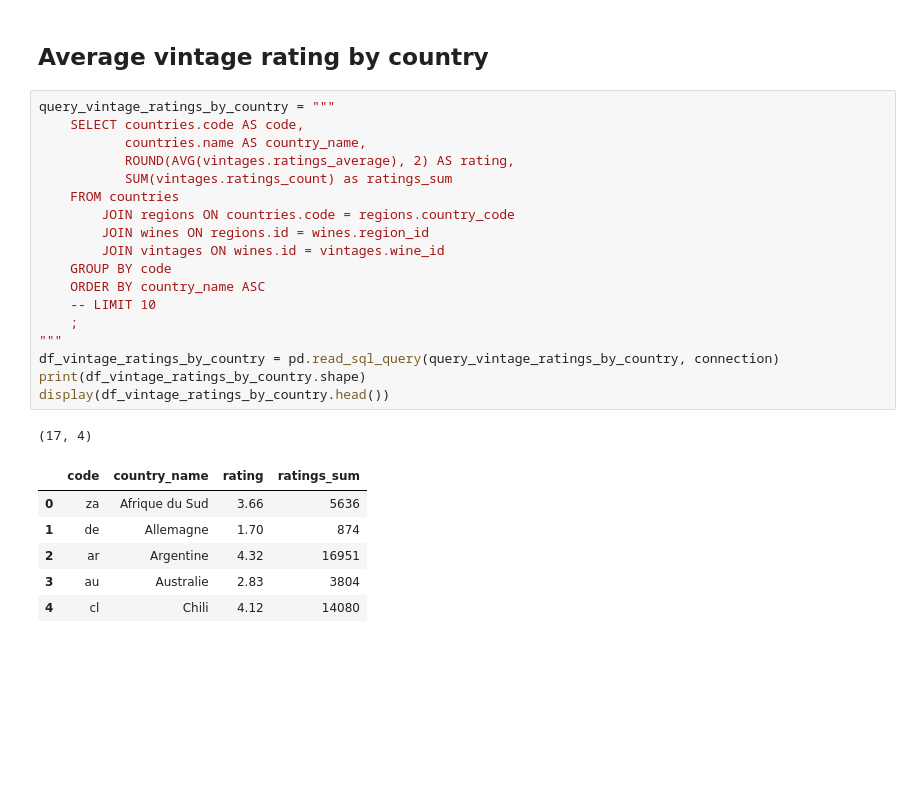
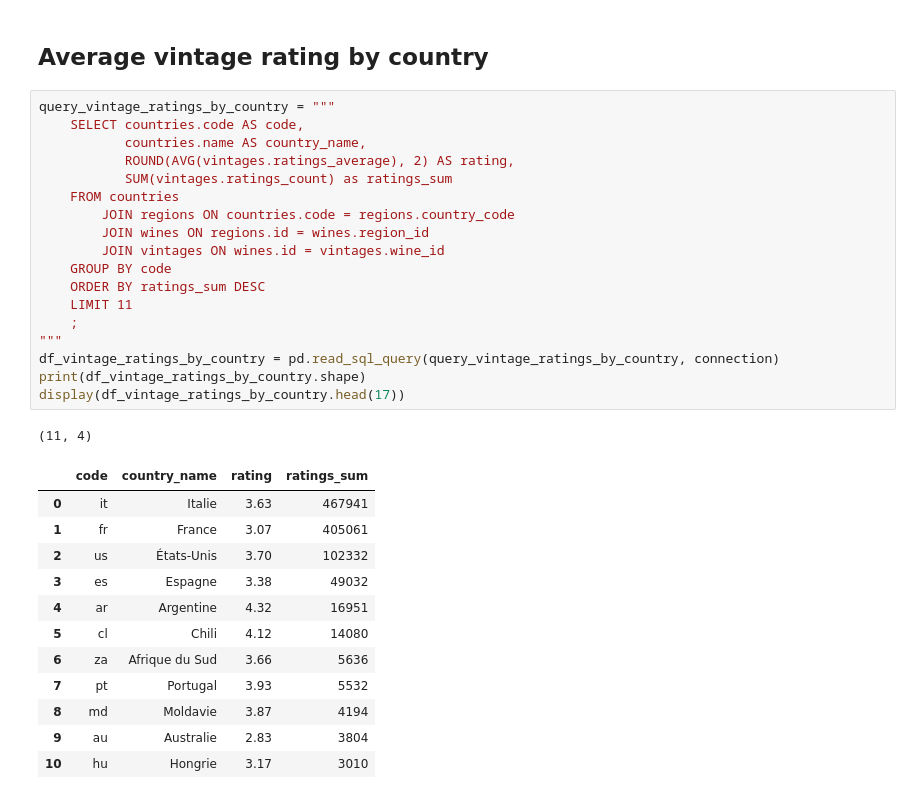
Before and after one commit to Finol12/Wiwinio-Project, a Jupyter notebook: notebooks/question_5.ipynb, the cells around one changed output. Saved outputs shown, nothing was run; the diff lists cells and outputs as text; blank space fills up the shorter version.

```diff
--- a/notebooks/question_5.ipynb
+++ b/notebooks/question_5.ipynb
@@ -55,27 +62,33 @@ plt.clf()
 # %%
 query_vintage_ratings_by_country = """
     SELECT countries.code AS code,
            countries.name AS country_name,
            ROUND(AVG(vintages.ratings_average), 2) AS rating,
            SUM(vintages.ratings_count) as ratings_sum
     FROM countries
         JOIN regions ON countries.code = regions.country_code
         JOIN wines ON regions.id = wines.region_id
         JOIN vintages ON wines.id = vintages.wine_id
     GROUP BY code
-    ORDER BY country_name ASC
-    -- LIMIT 10
+    ORDER BY ratings_sum DESC
+    LIMIT 11
     ;
 """
 df_vintage_ratings_by_country = pd.read_sql_query(query_vintage_ratings_by_country, connection)
 print(df_vintage_ratings_by_country.shape)
-display(df_vintage_ratings_by_country.head())
+display(df_vintage_ratings_by_country.head(17))
 # %% [output]
-(17, 4)
+(11, 4)
 |  | code | country_name | rating | ratings_sum |
-| 0 | za | Afrique du Sud | 3.66 | 5636 |
-| 1 | de | Allemagne | 1.70 | 874 |
-| 2 | ar | Argentine | 4.32 | 16951 |
-| 3 | au | Australie | 2.83 | 3804 |
-| 4 | cl | Chili | 4.12 | 14080 |
+| 0 | it | Italie | 3.63 | 467941 |
+| 1 | fr | France | 3.07 | 405061 |
+| 2 | us | États-Unis | 3.70 | 102332 |
+| 3 | es | Espagne | 3.38 | 49032 |
+| 4 | ar | Argentine | 4.32 | 16951 |
+| 5 | cl | Chili | 4.12 | 14080 |
+| 6 | za | Afrique du Sud | 3.66 | 5636 |
+| 7 | pt | Portugal | 3.93 | 5532 |
+| 8 | md | Moldavie | 3.87 | 4194 |
+| 9 | au | Australie | 2.83 | 3804 |
+| 10 | hu | Hongrie | 3.17 | 3010 |
 # %%
```
Also changed, not shown: parts of 6 cells of this notebook.
